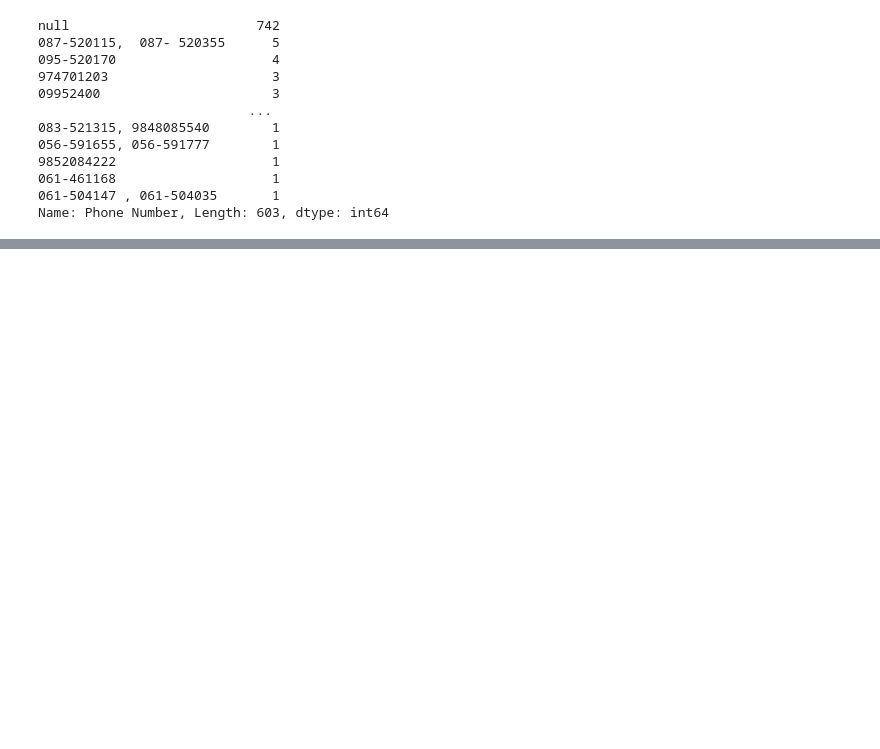
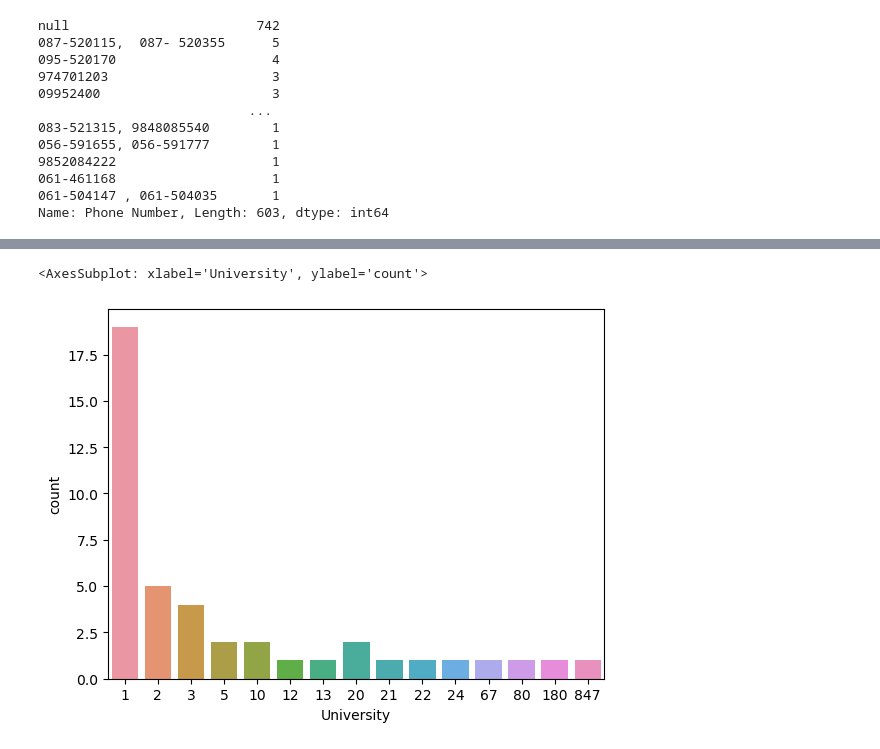
Before and after one commit to BibekRai44/College-Finder-Nepal, a Jupyter notebook: Data Analysis/EDA.ipynb, the cells around one changed output, grey strips where cells are left out. Drawn from its saved outputs; the diff is of its cells as text; code cells hidden in the pictures; blank space fills up the shorter version.

```diff
--- a/Data Analysis/EDA.ipynb
+++ b/Data Analysis/EDA.ipynb
@@ -228,0 +237,5 @@ ValueError: No variables found for grid columns.
+# %%
+sns.countplot(x=data['University'].value_counts())
+# %% [output]
+<AxesSubplot: xlabel='University', ylabel='count'>
+[figure, added]
```
Also changed, not shown: parts of 3 cells of this notebook.
